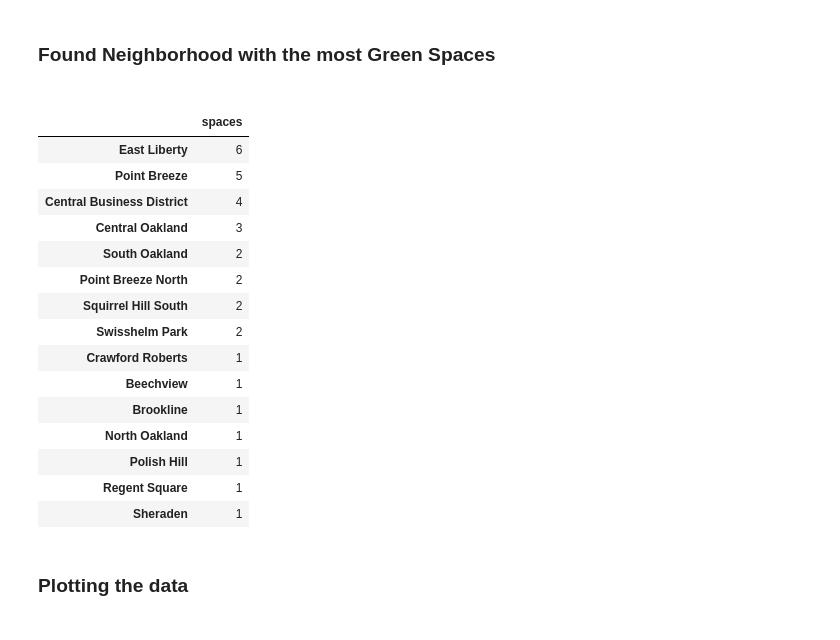
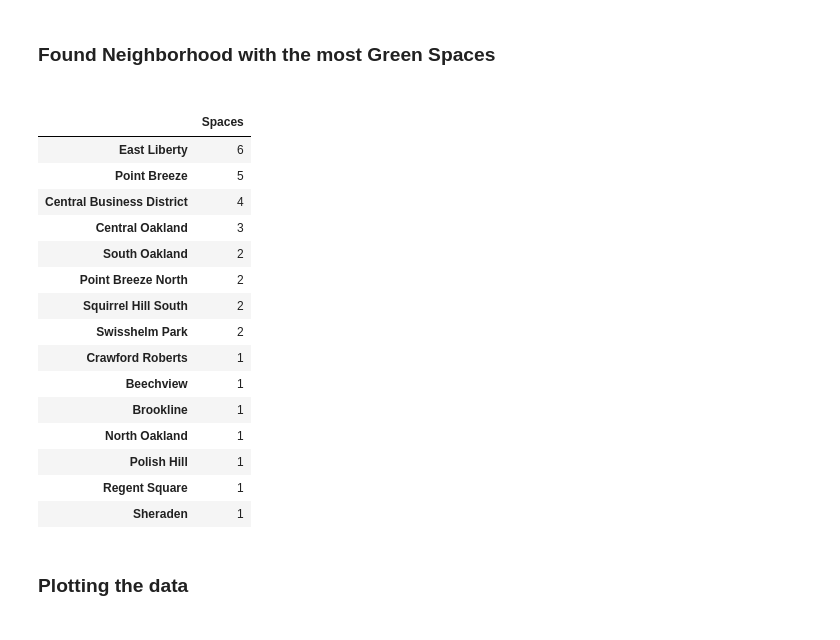
Before and after one commit to brooklyncas/Final_Project, a Jupyter notebook: GreenSpaces_Notebook.ipynb, the cells around one changed output. Cells and saved outputs as stored; diff of their text form; code cells hidden in the pictures.

Commit message:
added green spaces to notebook

```diff
--- a/GreenSpaces_Notebook.ipynb
+++ b/GreenSpaces_Notebook.ipynb
@@ -43,9 +44,9 @@ gs_filter.head()
 <h3>Found Neighborhood with the most Green Spaces<h3>
 # %%
 gs_list = gs_filter["Neighborhood"].value_counts().to_frame()
-gs_list.rename(columns = {"Neighborhood":"spaces"})
+gs_list.rename(columns = {"Neighborhood":"Spaces"})
 # %% [output]
-|  | spaces |
+|  | Spaces |
 | East Liberty | 6 |
 | Point Breeze | 5 |
 | Central Business District | 4 |
```
Also changed, not shown: parts of 6 cells of this notebook, 2 other files.
